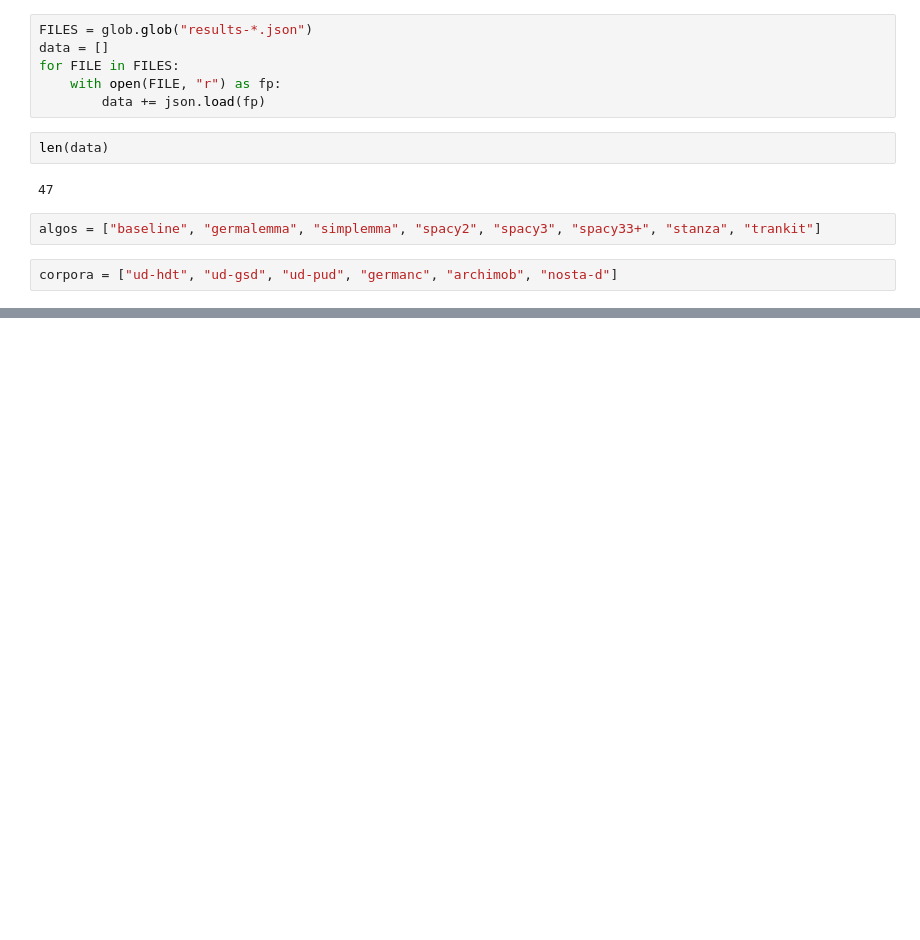
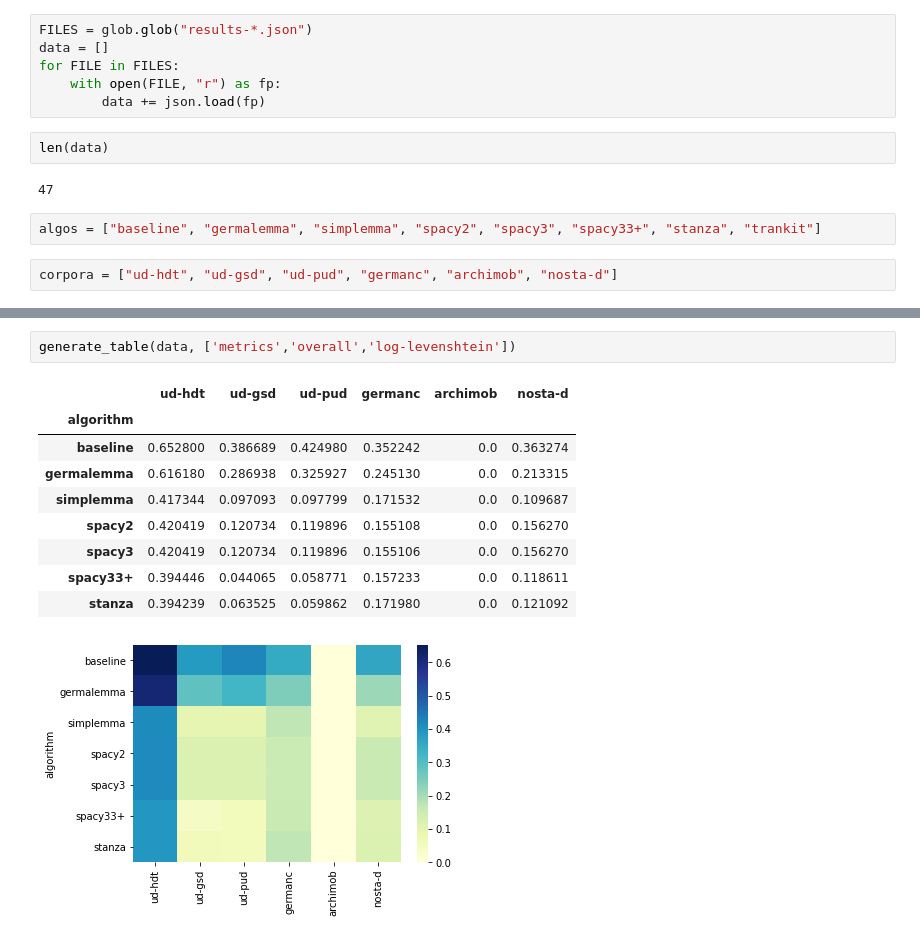
Before and after one commit to zentrum-lexikographie/eval-de-lemma, a Jupyter notebook: nbs/evaluation.ipynb, the cells around one changed output, grey strips where cells are left out. Saved outputs shown, nothing was run; the diff lists cells and outputs as text; blank space fills up the shorter version.

```diff
--- a/nbs/evaluation.ipynb
+++ b/nbs/evaluation.ipynb
@@ -86,0 +92,13 @@ sns.heatmap(memory, cmap="YlGnBu")
+# %%
+generate_table(data, ['metrics','overall','log-levenshtein'])
+# %% [output]
+|  | ud-hdt | ud-gsd | ud-pud | germanc | archimob | nosta-d |
+| algorithm |  |  |  |  |  |  |
+| baseline | 0.652800 | 0.386689 | 0.424980 | 0.352242 | 0.0 | 0.363274 |
+| germalemma | 0.616180 | 0.286938 | 0.325927 | 0.245130 | 0.0 | 0.213315 |
+| simplemma | 0.417344 | 0.097093 | 0.097799 | 0.171532 | 0.0 | 0.109687 |
+| spacy2 | 0.420419 | 0.120734 | 0.119896 | 0.155108 | 0.0 | 0.156270 |
+| spacy3 | 0.420419 | 0.120734 | 0.119896 | 0.155106 | 0.0 | 0.156270 |
+| spacy33+ | 0.394446 | 0.044065 | 0.058771 | 0.157233 | 0.0 | 0.118611 |
+| stanza | 0.394239 | 0.063525 | 0.059862 | 0.171980 | 0.0 | 0.121092 |
+[figure, added]
```
Also changed, not shown: parts of 16 cells of this notebook.
